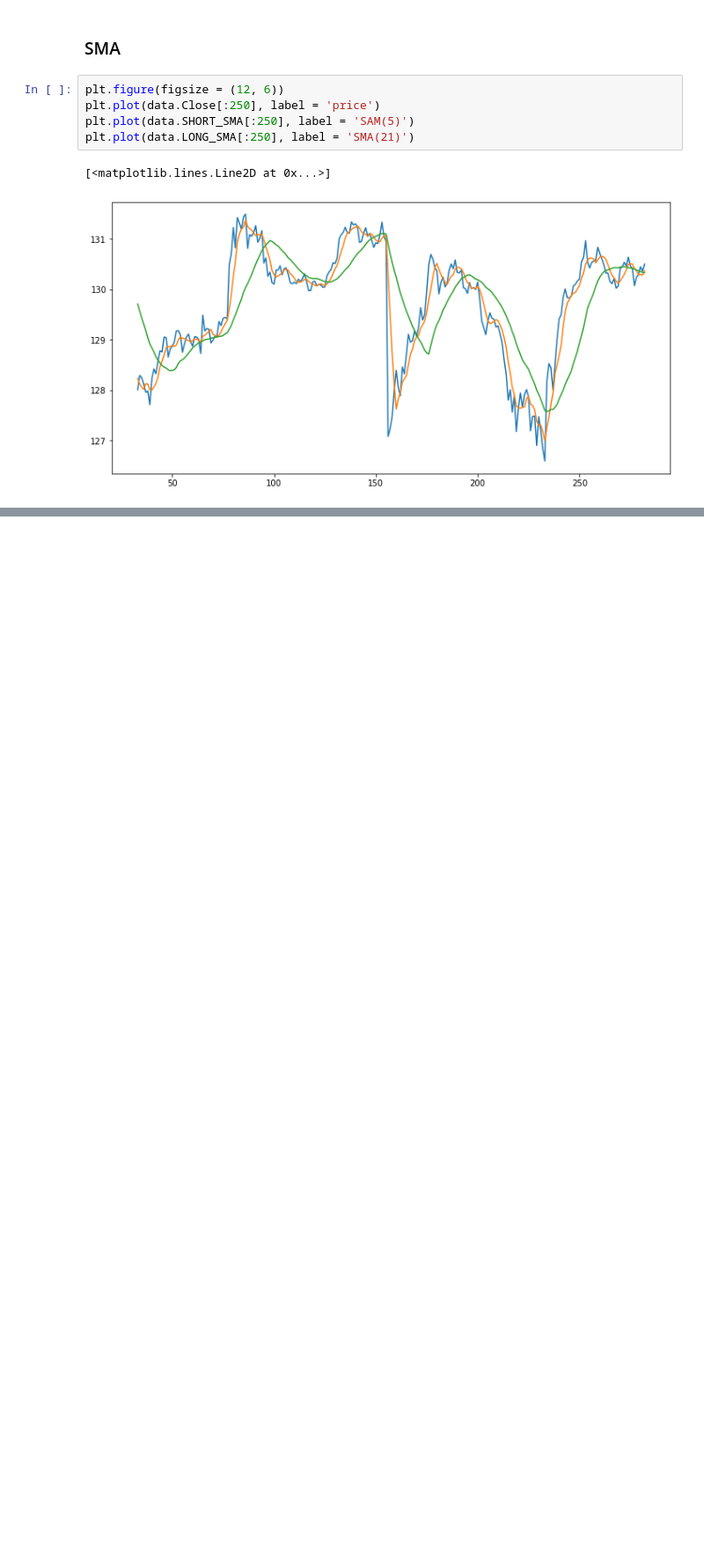
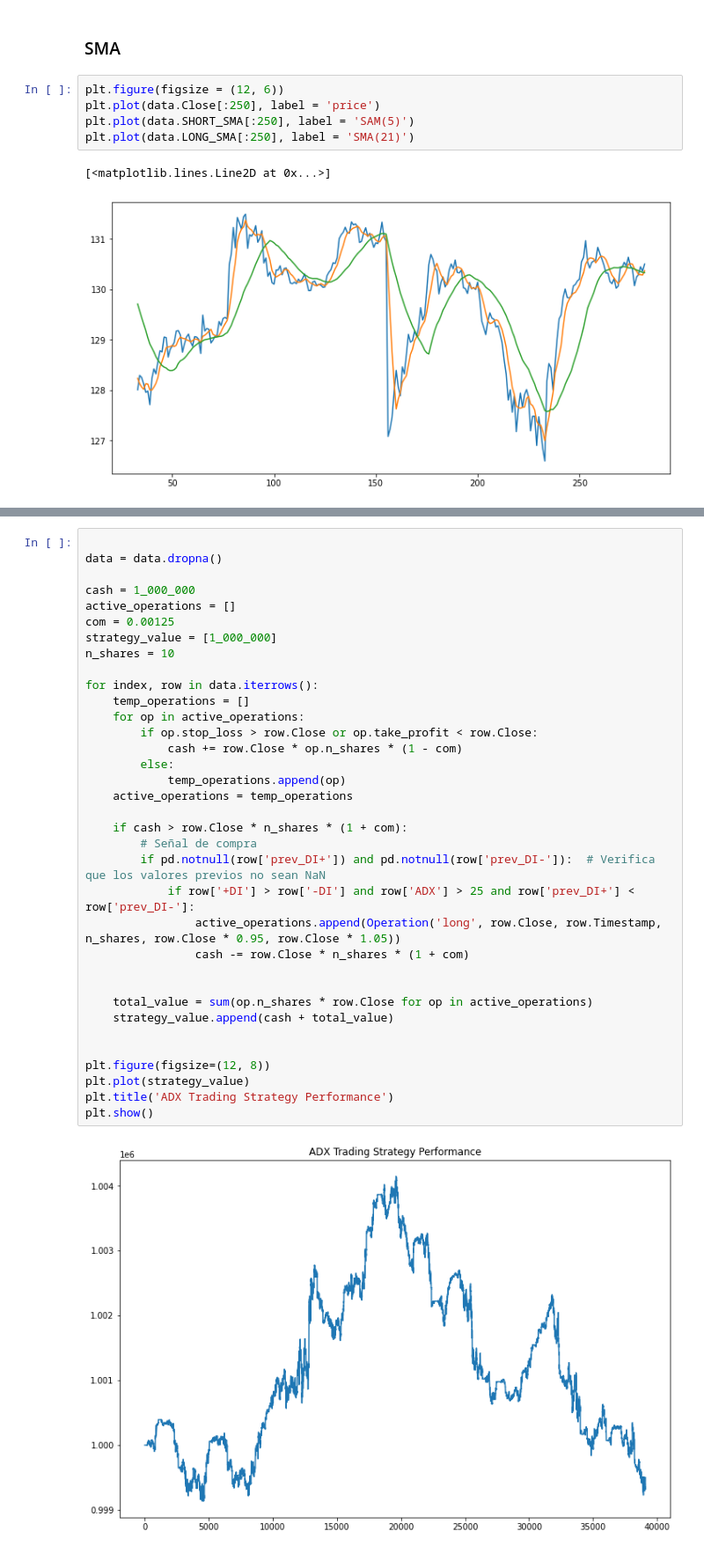
Before and after one commit to sofiahzt/Proyecto_Trading, a Jupyter notebook: report.ipynb, the cells around one changed output, grey strips where cells are left out. Shown at 88% size. Drawn from its saved outputs; the diff is of its cells as text; blank space fills up the shorter version.

```diff
--- a/report.ipynb
+++ b/report.ipynb
@@ -311,0 +348,37 @@ plt.show()
+# %%
+
+data = data.dropna()
+
+cash = 1_000_000
+active_operations = []
+com = 0.00125
+strategy_value = [1_000_000]
+n_shares = 10
+
+for index, row in data.iterrows():
+    temp_operations = []
+    for op in active_operations:
+        if op.stop_loss > row.Close or op.take_profit < row.Close:
+            cash += row.Close * op.n_shares * (1 - com)
+        else:
+            temp_operations.append(op)
+    active_operations = temp_operations
+
+    if cash > row.Close * n_shares * (1 + com):
+        # Señal de compra
+        if pd.notnull(row['prev_DI+']) and pd.notnull(row['prev_DI-']):  # Verifica que los valores previos no sean NaN
+            if row['+DI'] > row['-DI'] and row['ADX'] > 25 and row['prev_DI+'] < row['prev_DI-']:
+                active_operations.append(Operation('long', row.Close, row.Timestamp, n_shares, row.Close * 0.95, row.Close * 1.05))
+                cash -= row.Close * n_shares * (1 + com)
+
+
+    total_value = sum(op.n_shares * row.Close for op in active_operations)
+    strategy_value.append(cash + total_value)
+
+
+plt.figure(figsize=(12, 8))
+plt.plot(strategy_value)
+plt.title('ADX Trading Strategy Performance')
+plt.show()
+# %% [output]
+[figure, added]
```
Also changed, not shown: parts of 11 cells of this notebook.
